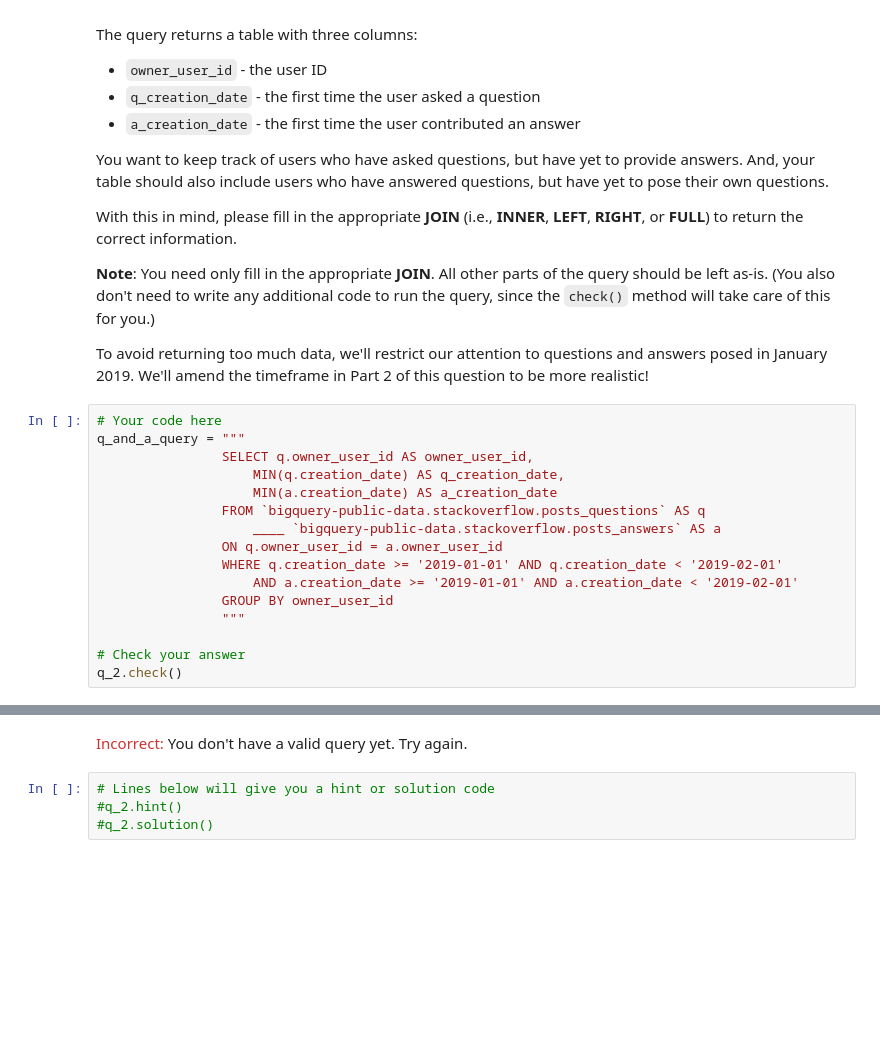
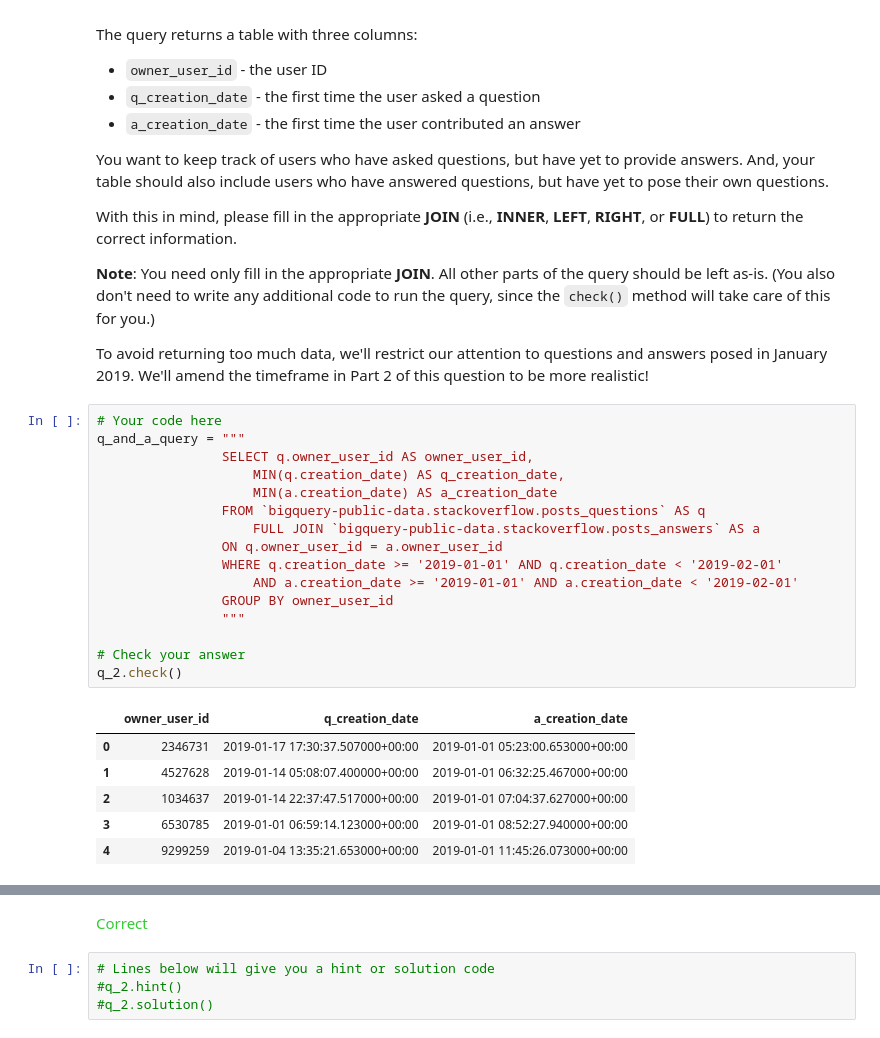
Before and after one commit to mcgue/kaggle, a Jupyter notebook: exercise-joins-and-unions.ipynb, the cells around one changed output, grey strips where cells are left out. Saved outputs shown, nothing was run; the diff lists cells and outputs as text; blank space fills up the shorter version.

Commit message:
Kaggle Notebook | Exercise: JOINs and UNIONs | Version 3

```diff
--- a/exercise-joins-and-unions.ipynb
+++ b/exercise-joins-and-unions.ipynb
@@ -169,22 +169,28 @@ To avoid returning too much data, we'll restrict our attention to questions and
 # %%
 # Your code here
 q_and_a_query = """
                 SELECT q.owner_user_id AS owner_user_id,
                     MIN(q.creation_date) AS q_creation_date,
                     MIN(a.creation_date) AS a_creation_date
                 FROM `bigquery-public-data.stackoverflow.posts_questions` AS q
-                    ____ `bigquery-public-data.stackoverflow.posts_answers` AS a
+                    FULL JOIN `bigquery-public-data.stackoverflow.posts_answers` AS a
                 ON q.owner_user_id = a.owner_user_id
                 WHERE q.creation_date >= '2019-01-01' AND q.creation_date < '2019-02-01'
                     AND a.creation_date >= '2019-01-01' AND a.creation_date < '2019-02-01'
                 GROUP BY owner_user_id
                 """
 
 # Check your answer
 q_2.check()
 # %% [output]
+|  | owner_user_id | q_creation_date | a_creation_date |
+| 0 | 2346731 | 2019-01-17 17:30:37.507000+00:00 | 2019-01-01 05:23:00.653000+00:00 |
+| 1 | 4527628 | 2019-01-14 05:08:07.400000+00:00 | 2019-01-01 06:32:25.467000+00:00 |
+| 2 | 1034637 | 2019-01-14 22:37:47.517000+00:00 | 2019-01-01 07:04:37.627000+00:00 |
+| 3 | 6530785 | 2019-01-01 06:59:14.123000+00:00 | 2019-01-01 08:52:27.940000+00:00 |
+| 4 | 9299259 | 2019-01-04 13:35:21.653000+00:00 | 2019-01-01 11:45:26.073000+00:00 |
 [interactive output not drawn]
-<span style="color:#cc3333">Incorrect:</span> You don't have a valid query yet.  Try again.
+<span style="color:#33cc33">Correct</span>
 # %%
 # Lines below will give you a hint or solution code
 #q_2.hint()
```
